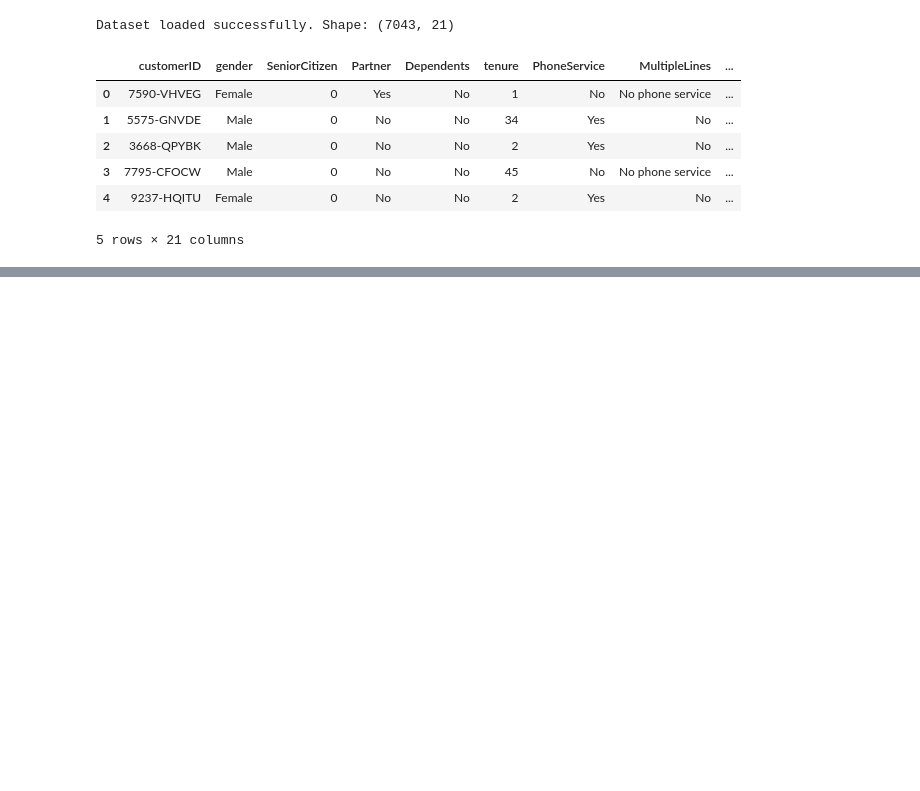
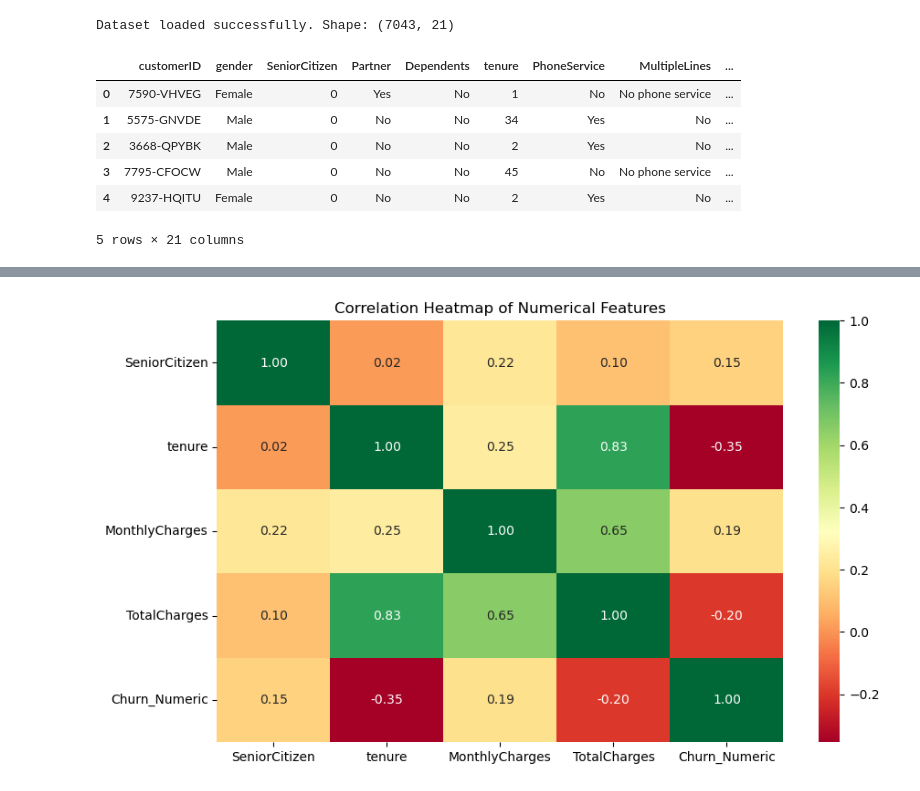
Before and after one commit to shekinahmanyi/churn_predictions, a Jupyter notebook: Ara_sinav/churn_predictions.ipynb, the cells around one changed output, grey strips where cells are left out. Cells and saved outputs as stored; diff of their text form; code cells hidden in the pictures; blank space fills up the shorter version.

```diff
--- a/Ara_sinav/churn_predictions.ipynb
+++ b/Ara_sinav/churn_predictions.ipynb
@@ -34,0 +91,13 @@ Dataset loaded successfully. Shape: (7043, 21)
+# %%
+# Convert Churn to numerical for correlation analysis
+df['Churn_Numeric'] = df['Churn'].apply(lambda x: 1 if x == 'Yes' else 0)
+
+# Plotting the Correlation Heatmap
+plt.figure(figsize=(10, 6))
+sns.heatmap(df.corr(numeric_only=True), annot=True, cmap='RdYlGn', fmt='.2f')
+plt.title('Correlation Heatmap of Numerical Features')
+plt.show()
+
+# Insight: Check how 'tenure' and 'MonthlyCharges' relate to 'Churn_Numeric'
+# %% [output]
+[figure, added]
```
Also changed, not shown: parts of 14 cells of this notebook.
